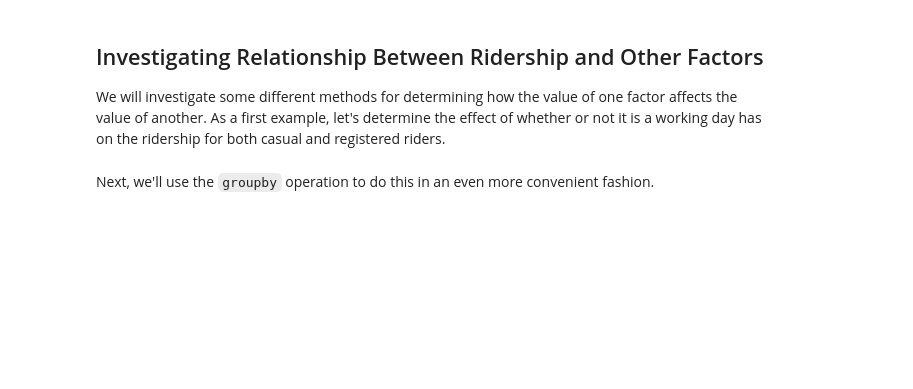
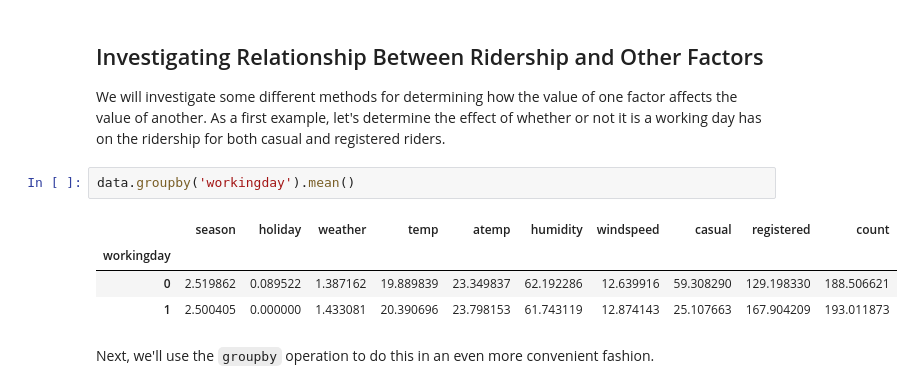
Before and after one commit to paulruvolo/DataScience16, a Jupyter notebook: inclass/day02/Bikeshare Basic Explorations.ipynb, the cells around one changed output. Drawn from its saved outputs; the diff is of its cells as text; blank space fills up the shorter version.

```diff
--- a/inclass/day02/Bikeshare Basic Explorations.ipynb
+++ b/inclass/day02/Bikeshare Basic Explorations.ipynb
@@ -48,5 +134,12 @@ import matplotlib.pyplot as plt
 ## Investigating Relationship Between Ridership and Other Factors
 
 We will investigate some different methods for determining how the value of one factor affects the value of another.  As a first example, let's determine the effect of whether or not it is a working day has on the ridership for both casual and registered riders.
+# %%
+data.groupby('workingday').mean()
+# %% [output]
+|  | season | holiday | weather | temp | atemp | humidity | windspeed | casual | registered | count |
+| workingday |  |  |  |  |  |  |  |  |  |  |
+| 0 | 2.519862 | 0.089522 | 1.387162 | 19.889839 | 23.349837 | 62.192286 | 12.639916 | 59.308290 | 129.198330 | 188.506621 |
+| 1 | 2.500405 | 0.000000 | 1.433081 | 20.390696 | 23.798153 | 61.743119 | 12.874143 | 25.107663 | 167.904209 | 193.011873 |
 # %% [markdown]
 Next, we'll use the `groupby` operation to do this in an even more convenient fashion.
```
Also changed, not shown: parts of 10 cells of this notebook.
